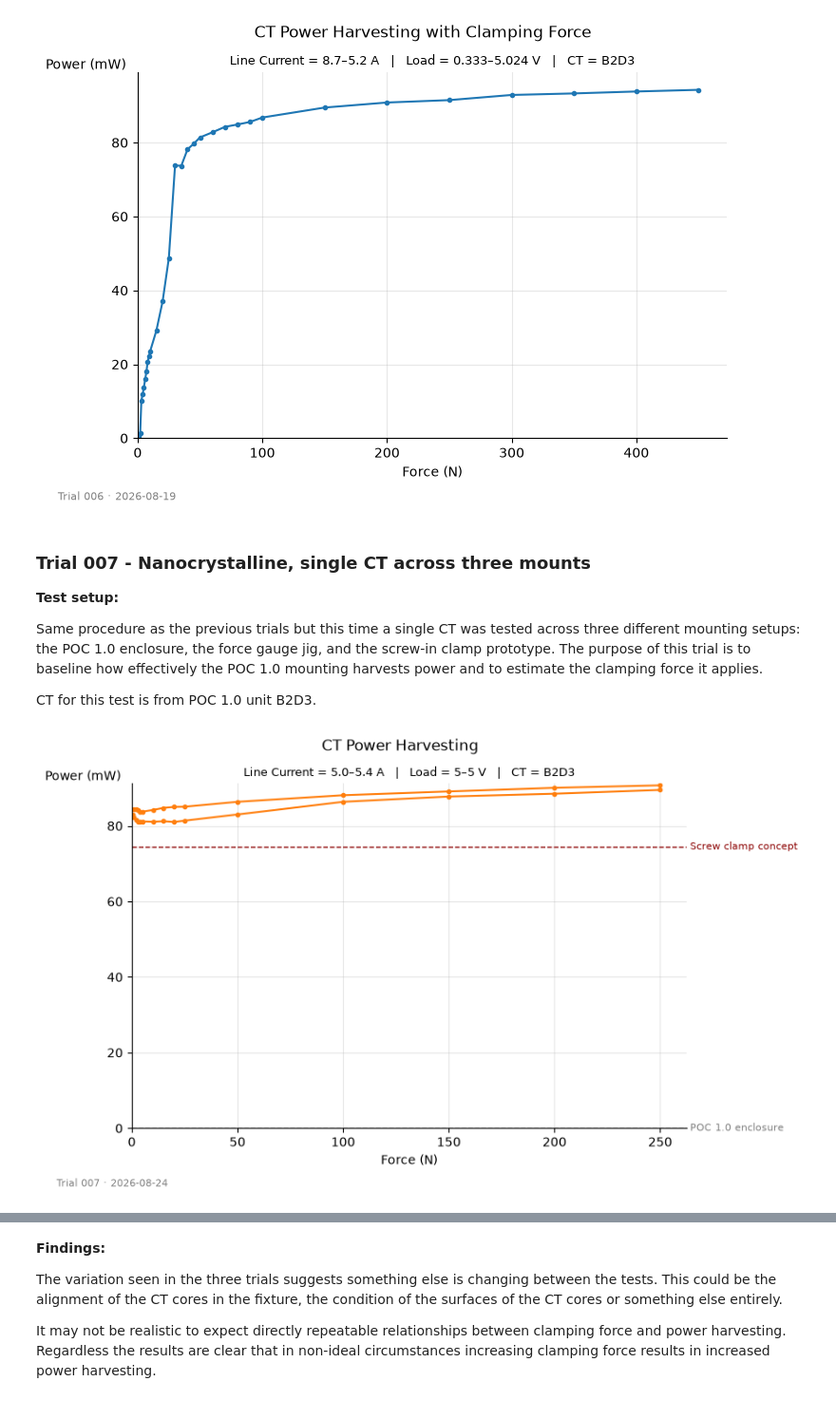
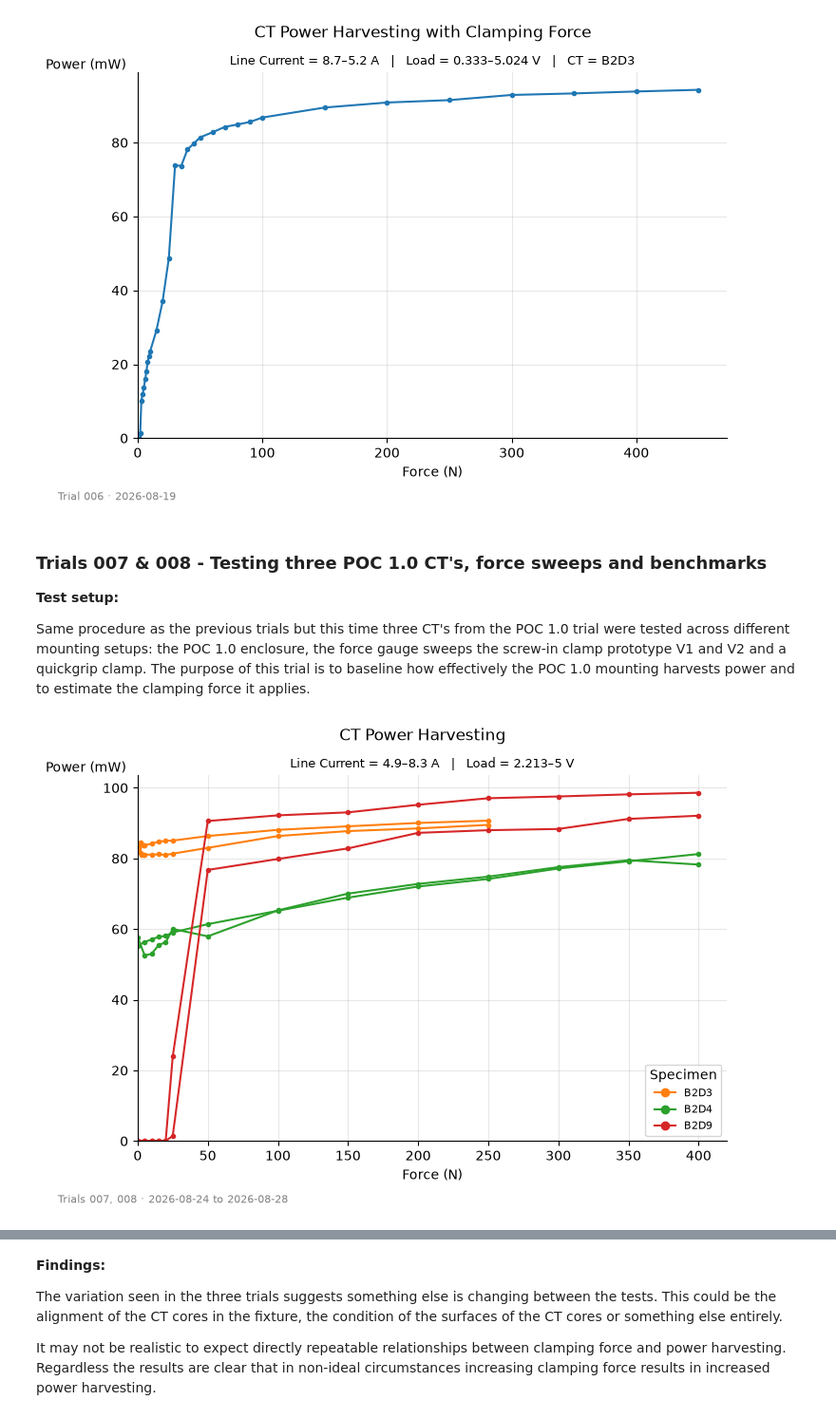
Before and after one commit to stephengilbert1/current-transformer-analysis, a Jupyter notebook: notebooks/01-force-vs-power.ipynb, the cells around one changed output, grey strips where cells are left out. Shown at 95% size. Saved outputs shown, nothing was run; the diff lists cells and outputs as text; code cells hidden in the pictures.

```diff
--- a/notebooks/01-force-vs-power.ipynb
+++ b/notebooks/01-force-vs-power.ipynb
@@ -119,28 +123,15 @@ fig, ax = analyse_trial("006")
 # %% [output]
 [figure]
 # %% [markdown]
-### Trial 007 - Nanocrystalline, single CT across three mounts
+### Trials 007 & 008 - Testing three POC 1.0 CT's, force sweeps and benchmarks
 
 **Test setup:**
 
-Same procedure as the previous trials but this time a single CT was tested across three different mounting setups: the POC 1.0 enclosure, the force gauge jig, and the screw-in clamp prototype. The purpose of this trial is to baseline how effectively the POC 1.0 mounting harvests power and to estimate the clamping force it applies.
-
-CT for this test is from POC 1.0 unit B2D3.
+Same procedure as the previous trials but this time three CT's from the POC 1.0 trial were tested across  different mounting setups: the POC 1.0 enclosure, the force gauge sweeps the screw-in clamp prototype V1 and V2 and a quickgrip clamp. The purpose of this trial is to baseline how effectively the POC 1.0 mounting harvests power and to estimate the clamping force it applies.
-# %%
-fig, ax = compare_sweeps(["007"])
-poc_1_output_mw = 55.61e-3
-screw_max_mW = 74.5
-
-ax.axhline(poc_1_output_mw, linestyle="--", color="gray", linewidth=1)
-ax.text(ax.get_xlim()[1], poc_1_output_mw, " POC 1.0 enclosure",
-        va="center", ha="left", fontsize=8, color="gray")
-
-ax.axhline(screw_max_mW, linestyle="--", color="darkred", linewidth=1)
-ax.text(ax.get_xlim()[1], screw_max_mW, " Screw clamp concept",
-        va="center", ha="left", fontsize=8, color="darkred")
-
-fig.suptitle("CT Power Harvesting")
-fig.savefig("../figures/compare_007_full.png", dpi=300, bbox_inches="tight")
-plt.show()
-# %% [output]
-[figure, removed]
+# %%
+fig, ax = compare_sweeps(["007", "008"])
+fig.suptitle("CT Power Harvesting")
+fig.savefig("../figures/compare_007_008_full.png", dpi=300, bbox_inches="tight")
+plt.show()
+# %% [output]
+[figure, added]
```
Also changed, not shown: parts of 5 cells of this notebook, 8 other files.
